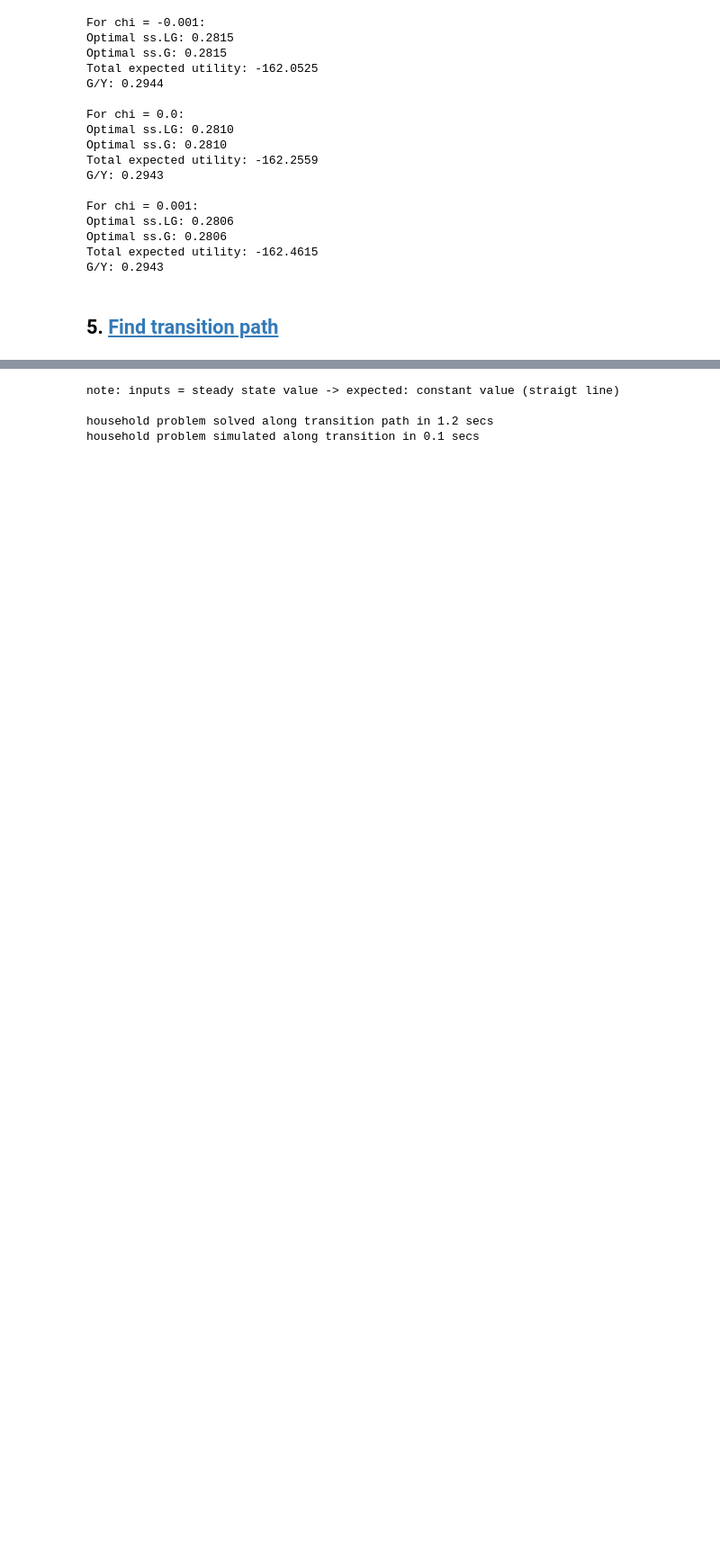
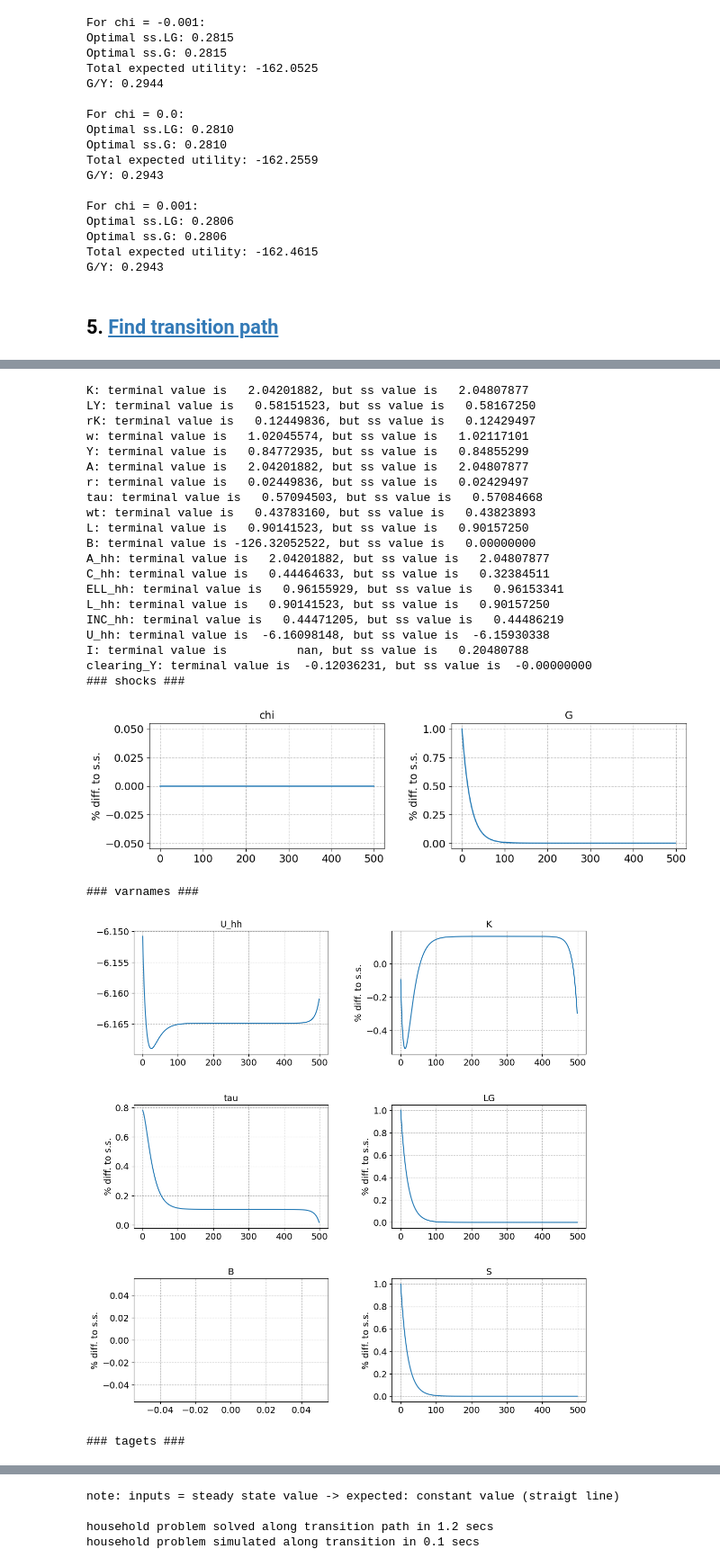
Before and after one commit to Bernseng/AdvMacroHet, a Jupyter notebook: Assignments/Assignment_II/HANCWelfareModel.ipynb, the cells around one changed output, grey strips where cells are left out. Shown at 90% size. Saved outputs shown, nothing was run; the diff lists cells and outputs as text; code cells hidden in the pictures; blank space fills up the shorter version.

```diff
--- a/Assignments/Assignment_II/HANCWelfareModel.ipynb
+++ b/Assignments/Assignment_II/HANCWelfareModel.ipynb
@@ -275,0 +335,32 @@ model.show_IRFs(varnames=['LG','G','U_hh','K','tau'],lvl_value=['U_hh'],ncols=2)
+# %%
+jump = ss.G*0.01
+rho = 0.95
+dG = jump*rho**np.arange(par.T)
+# %%
+model.find_transition_path(shocks={'dG':dG},do_print=False)
+model.show_IRFs(varnames=['U_hh','K','tau','LG','B','S'],lvl_value=['U_hh'],ncols=2)
+# %% [output]
+K: terminal value is   2.04201882, but ss value is   2.04807877
+LY: terminal value is   0.58151523, but ss value is   0.58167250
+rK: terminal value is   0.12449836, but ss value is   0.12429497
+w: terminal value is   1.02045574, but ss value is   1.02117101
+Y: terminal value is   0.84772935, but ss value is   0.84855299
+A: terminal value is   2.04201882, but ss value is   2.04807877
+r: terminal value is   0.02449836, but ss value is   0.02429497
+tau: terminal value is   0.57094503, but ss value is   0.57084668
+wt: terminal value is   0.43783160, but ss value is   0.43823893
+L: terminal value is   0.90141523, but ss value is   0.90157250
+B: terminal value is -126.32052522, but ss value is   0.00000000
+A_hh: terminal value is   2.04201882, but ss value is   2.04807877
+C_hh: terminal value is   0.44464633, but ss value is   0.32384511
+ELL_hh: terminal value is   0.96155929, but ss value is   0.96153341
+L_hh: terminal value is   0.90141523, but ss value is   0.90157250
+INC_hh: terminal value is   0.44471205, but ss value is   0.44486219
+U_hh: terminal value is  -6.16098148, but ss value is  -6.15930338
+I: terminal value is          nan, but ss value is   0.20480788
+clearing_Y: terminal value is  -0.12036231, but ss value is  -0.00000000
+### shocks ###
+[figure, added]
+### varnames ###
+[figure, added]
+### tagets ###
```
Also changed, not shown: parts of 21 cells of this notebook, 3 other files.
